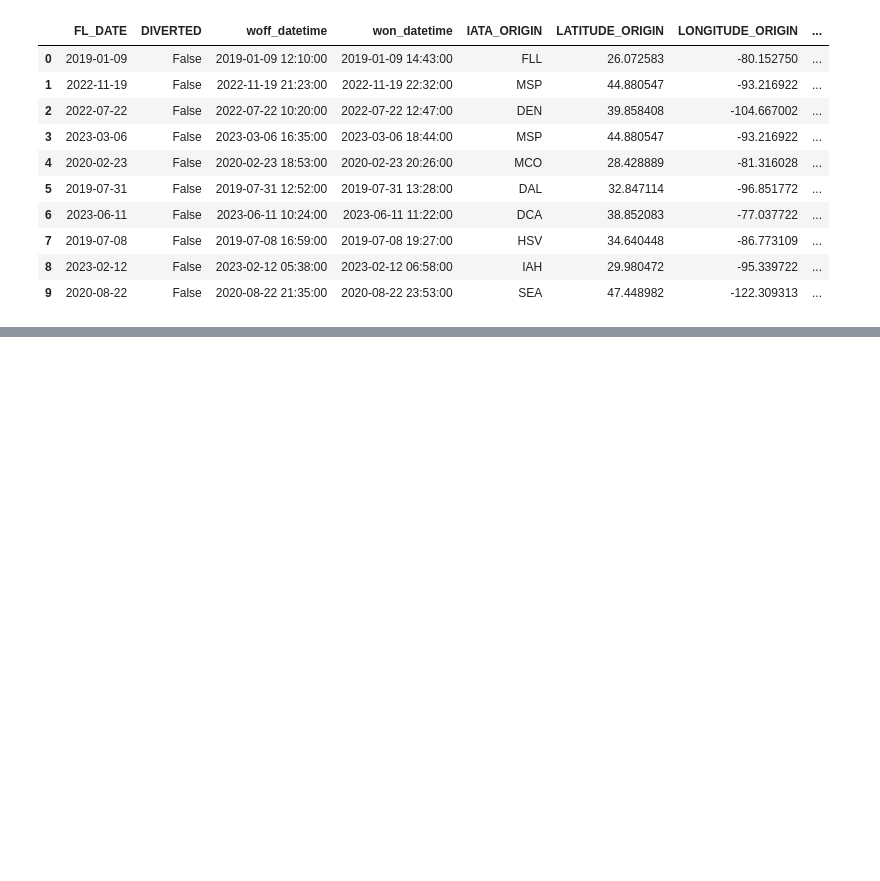
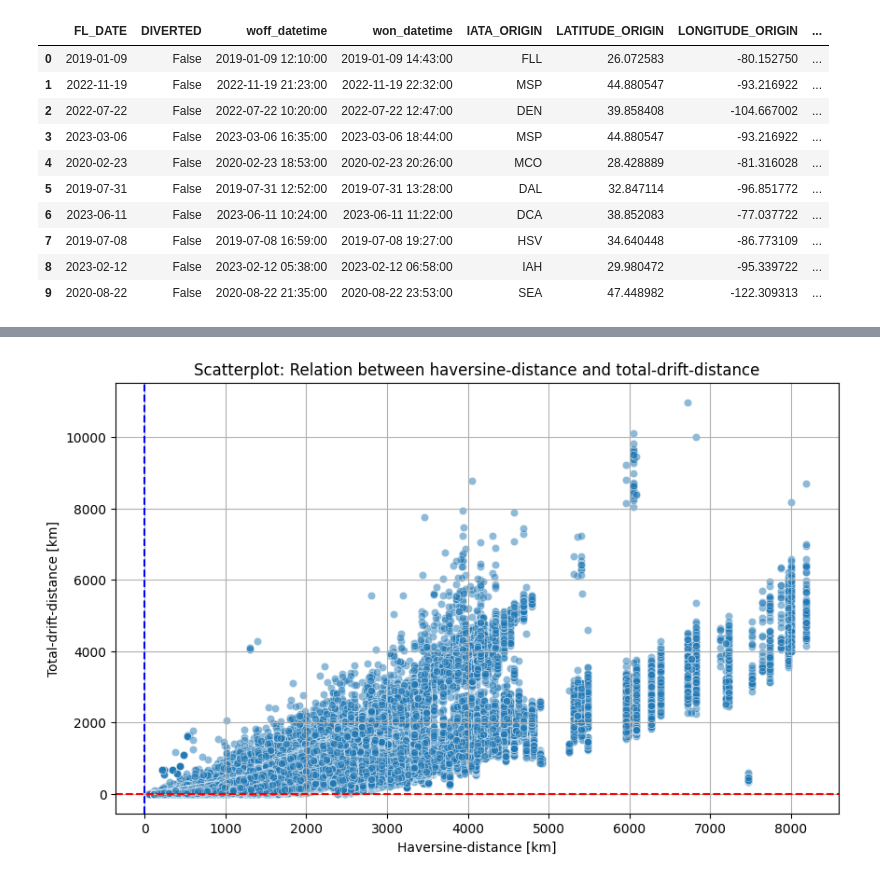
Before and after one commit to janiejestemja/coriolis_flights, a Jupyter notebook: coriolis_analysis_02b.ipynb, the cells around one changed output, grey strips where cells are left out. Cells and saved outputs as stored; diff of their text form; code cells hidden in the pictures; blank space fills up the shorter version.

```diff
--- a/coriolis_analysis_02b.ipynb
+++ b/coriolis_analysis_02b.ipynb
@@ -171,3 +171,12 @@ dtype: object
 | 7 | 2019-07-08 | False | 2019-07-08 16:59:00 | 2019-07-08 19:27:00 | HSV | 34.640448 | -86.773109 | ... |
 | 8 | 2023-02-12 | False | 2023-02-12 05:38:00 | 2023-02-12 06:58:00 | IAH | 29.980472 | -95.339722 | ... |
 | 9 | 2020-08-22 | False | 2020-08-22 21:35:00 | 2020-08-22 23:53:00 | SEA | 47.448982 | -122.309313 | ... |
+# %%
+fdf = fdf[(fdf["airtime"].dt.total_seconds() > 0)]
+# %%
+# applying the calculate_total_drift function row by row
+fdf["total_drift_distance"] = fdf.apply(
+    lambda row: coriolis_functions.calculate_total_drift(
+        row, row["airtime"].total_seconds(), num_steps=100  # adjust num_steps for precision
+    ), axis=1
+)
@@ -173,0 +195,4 @@ dtype: object
+# %%
+# division of drift-distance through distance eliminates dimension
+# so we have a unit-less dirft-factor
+fdf.loc[:, "drift_factor"] = fdf["total_drift_distance"] / fdf["haversine_distance"].replace(0, pd.NA)
@@ -173,0 +212,13 @@ dtype: object
+# %%
+# plotting scatterplot of haversine-distance and total-drift-distance
+plt.figure(figsize=(10, 6))
+sns.scatterplot(x="haversine_distance", y="total_drift_distance", data=fdf, alpha=0.5)
+plt.title("Scatterplot: Relation between haversine-distance and total-drift-distance")
+plt.xlabel("Haversine-distance [km]")
+plt.ylabel("Total-drift-distance [km]")
+plt.axhline(0, color="red", linestyle="--")  # Reference line for on-time arrivals
+plt.axvline(0, color="blue", linestyle="--")  # Reference line for on-time departures
+plt.grid(True)
+plt.show()
+# %% [output]
+[figure, added]
```
Also changed, not shown: parts of 6 cells of this notebook.
